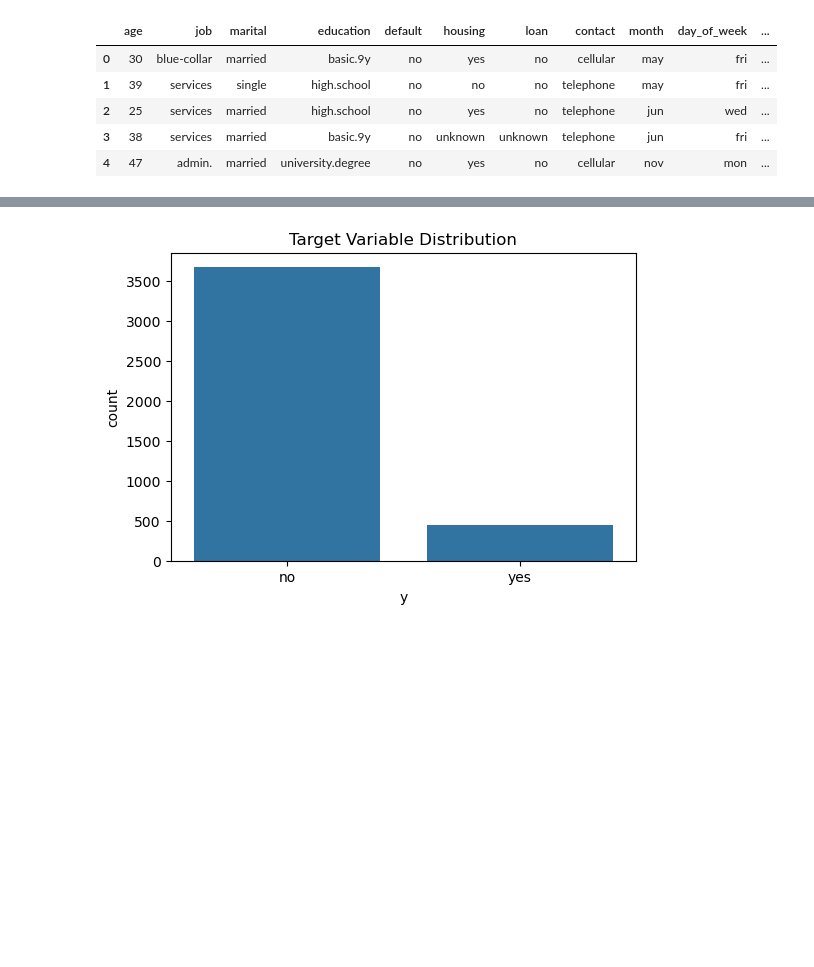
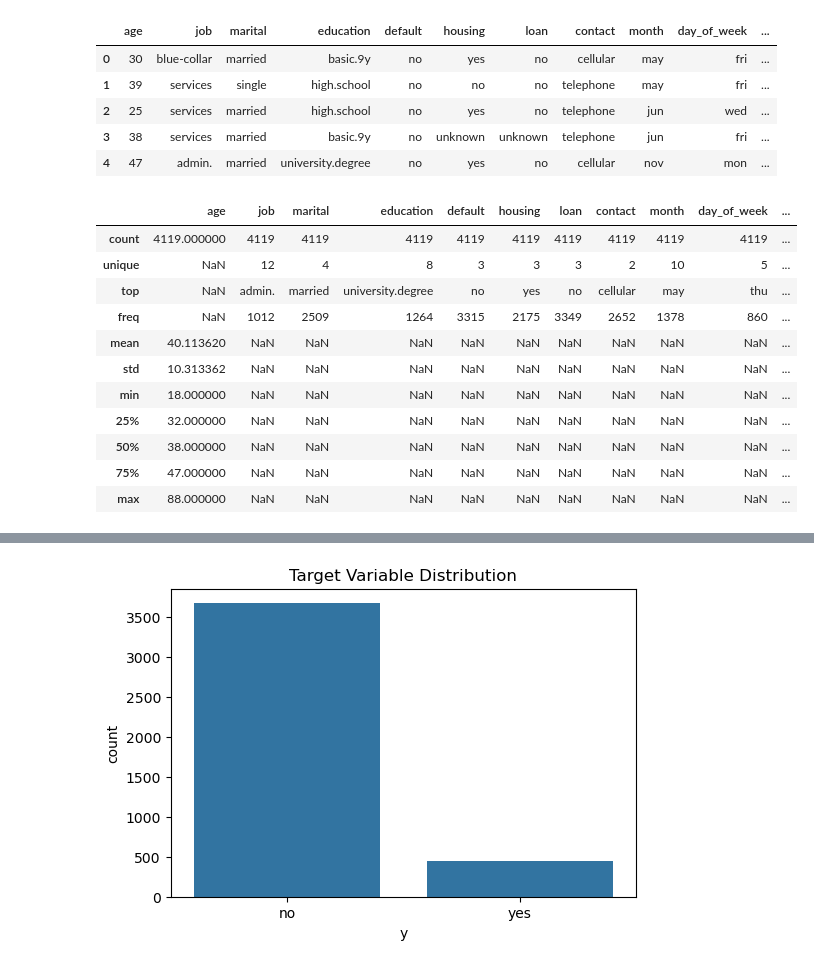
Before and after one commit to joseBouza17/ML-fundamentals-2026, a Jupyter notebook: notebooks/assignment_1_jose_bouza_femenia.ipynb, the cells around one changed output, grey strips where cells are left out. Cells and saved outputs as stored; diff of their text form; code cells hidden in the pictures; blank space fills up the shorter version.

```diff
--- a/notebooks/assignment_1_jose_bouza_femenia.ipynb
+++ b/notebooks/assignment_1_jose_bouza_femenia.ipynb
@@ -42,3 +42,18 @@ df.head()
 | 2 | 25 | services | married | high.school | no | yes | no | telephone | jun | wed | ... |
 | 3 | 38 | services | married | basic.9y | no | unknown | unknown | telephone | jun | fri | ... |
 | 4 | 47 | admin. | married | university.degree | no | yes | no | cellular | nov | mon | ... |
+# %%
+df.describe(include="all")
+# %% [output]
+|  | age | job | marital | education | default | housing | loan | contact | month | day_of_week | ... |
+| count | 4119.000000 | 4119 | 4119 | 4119 | 4119 | 4119 | 4119 | 4119 | 4119 | 4119 | ... |
+| unique | NaN | 12 | 4 | 8 | 3 | 3 | 3 | 2 | 10 | 5 | ... |
+| top | NaN | admin. | married | university.degree | no | yes | no | cellular | may | thu | ... |
+| freq | NaN | 1012 | 2509 | 1264 | 3315 | 2175 | 3349 | 2652 | 1378 | 860 | ... |
+| mean | 40.113620 | NaN | NaN | NaN | NaN | NaN | NaN | NaN | NaN | NaN | ... |
+| std | 10.313362 | NaN | NaN | NaN | NaN | NaN | NaN | NaN | NaN | NaN | ... |
+| min | 18.000000 | NaN | NaN | NaN | NaN | NaN | NaN | NaN | NaN | NaN | ... |
+| 25% | 32.000000 | NaN | NaN | NaN | NaN | NaN | NaN | NaN | NaN | NaN | ... |
+| 50% | 38.000000 | NaN | NaN | NaN | NaN | NaN | NaN | NaN | NaN | NaN | ... |
+| 75% | 47.000000 | NaN | NaN | NaN | NaN | NaN | NaN | NaN | NaN | NaN | ... |
+| max | 88.000000 | NaN | NaN | NaN | NaN | NaN | NaN | NaN | NaN | NaN | ... |
```
Also changed, not shown: parts of 4 cells of this notebook.
